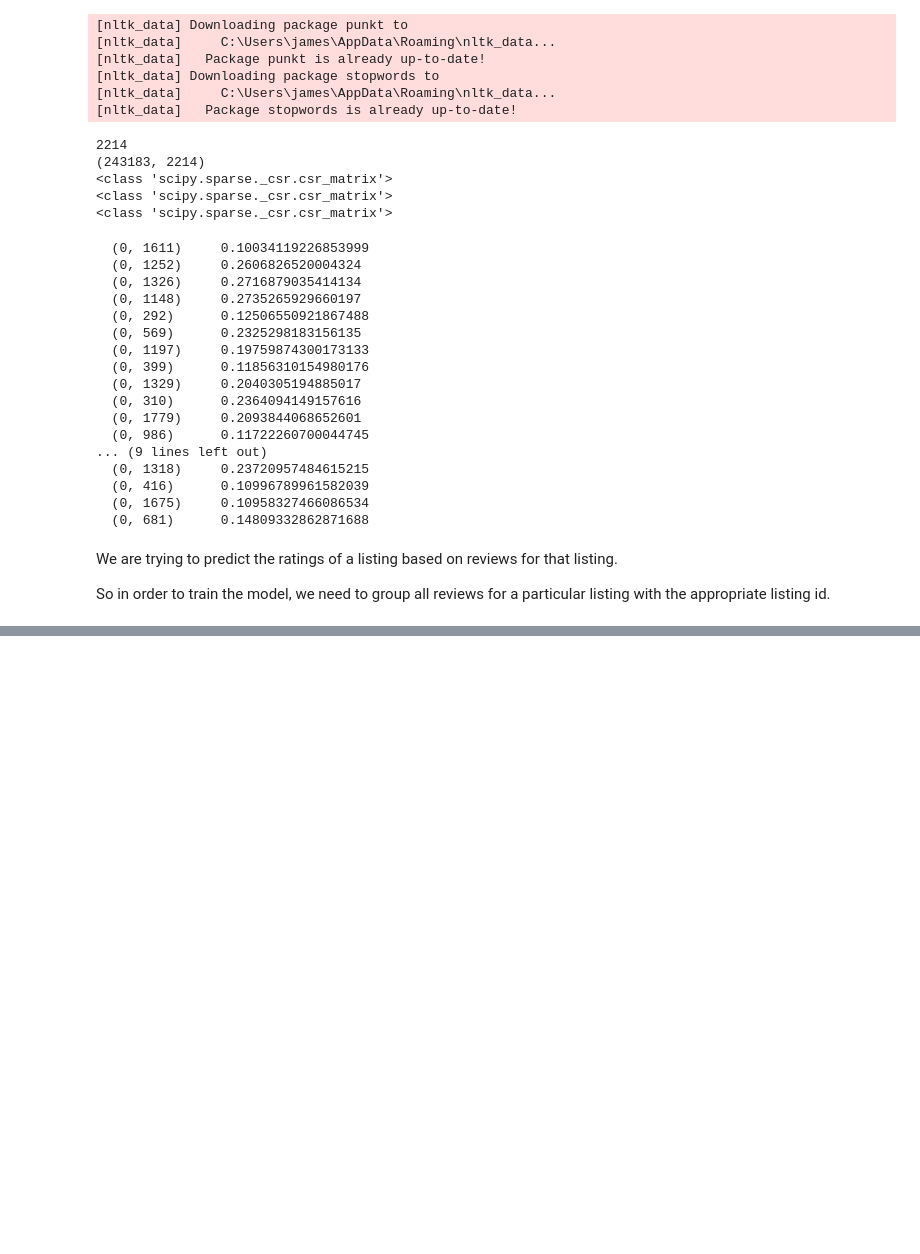
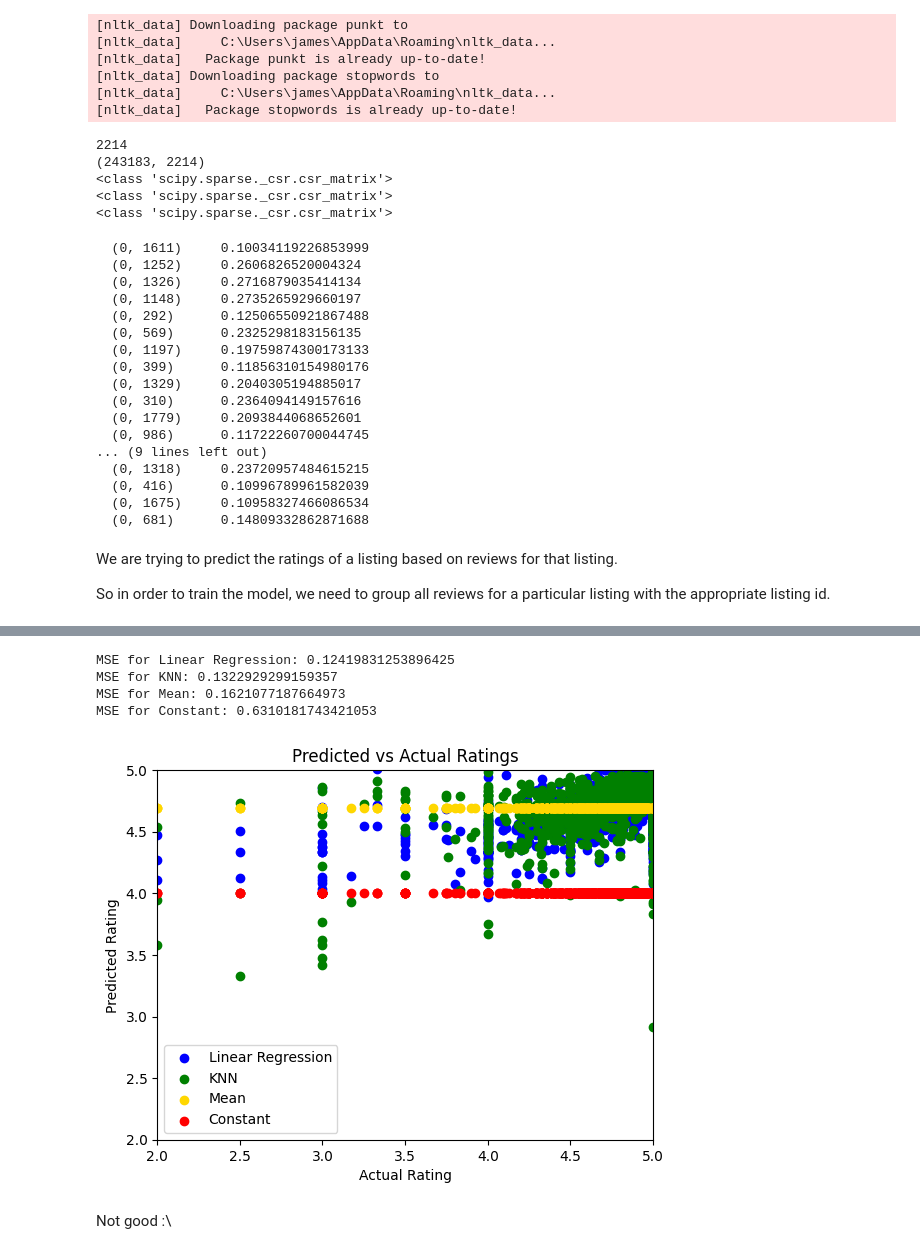
Before and after one commit to JDeasley/airbnb_ratings_predictor, a Jupyter notebook: src/final.ipynb, the cells around one changed output, grey strips where cells are left out. Saved outputs shown, nothing was run; the diff lists cells and outputs as text; code cells hidden in the pictures; blank space fills up the shorter version.

```diff
--- a/src/final.ipynb
+++ b/src/final.ipynb
@@ -197,3 +605,69 @@ So in order to train the model, we need to group all reviews for a particular li
+# %%
+# COMPARE PERFORMANCE OF LINEAR AND KNN MODELS, ALONG WITH BASELINE PREDICTORS
+
+# First get training and test data indices
+from sklearn.model_selection import train_test_split
+indices = np.arange(X.shape[0])
+train, test = train_test_split(indices, test_size=0.2, random_state=0)
+
+
+from sklearn.linear_model import LinearRegression
+from sklearn.dummy import DummyRegressor
+from sklearn.metrics import roc_curve, auc
+
+# Linear Regression
+m_linear = LinearRegression()
+m_linear.fit(X.toarray()[train], Y_rating[train])
+
+# KNN
+m_knn = KNeighborsRegressor(n_neighbors=6, weights='uniform')
+m_knn.fit(X.toarray()[train], Y_rating[train])
+
+# Baseline predictors (mean value and constant 4)
+m_mean = DummyRegressor(strategy='mean')
+m_mean.fit(X.toarray()[train], Y_rating[train])
+m_const = DummyRegressor(strategy='constant', constant=4)
+m_const.fit(X.toarray()[train], Y_rating[train])
+
+# Get predictions for all models
+pred_linear = m_linear.predict(X.toarray()[test])
+pred_knn = m_knn.predict(X.toarray()[test])
+pred_mean = m_mean.predict(X.toarray()[test])
+pred_const = m_const.predict(X.toarray()[test])
+
+# Calculate MSE for all models
+from sklearn.metrics import mean_squared_error
+mse_linear = mean_squared_error(Y_rating[test], pred_linear)
+mse_knn = mean_squared_error(Y_rating[test], pred_knn)
+mse_mean = mean_squared_error(Y_rating[test], pred_mean)
+mse_const = mean_squared_error(Y_rating[test], pred_const)
+
+print(f'MSE for Linear Regression: {mse_linear}')
+print(f'MSE for KNN: {mse_knn}')
+print(f'MSE for Mean: {mse_mean}')
+print(f'MSE for Constant: {mse_const}')
+
+# Visualise performance of all models
+plt.scatter(Y_rating[test], pred_linear, color=colors[0], label='Linear Regression')
+plt.scatter(Y_rating[test], pred_knn, color=colors[1], label='KNN')
+plt.scatter(Y_rating[test], pred_mean, color=colors[2], label='Mean')
+plt.scatter(Y_rating[test], pred_const, color=colors[3], label='Constant')
+
+plt.title('Predicted vs Actual Ratings')
+plt.xlabel('Actual Rating')
+plt.xlim(2,5)
+plt.ylabel('Predicted Rating')
+plt.ylim(2,5)
+plt.legend()
+plt.show()
+# %% [output]
+MSE for Linear Regression: 0.12419831253896425
+MSE for KNN: 0.1322929299159357
+MSE for Mean: 0.1621077187664973
+MSE for Constant: 0.6310181743421053
+[figure, added]
+# %% [markdown]
+Not good :\
 # %%
 # REFERENCE WORKFLOW ONLY
 
```
Also changed, not shown: parts of 28 cells of this notebook, 10 other files.
